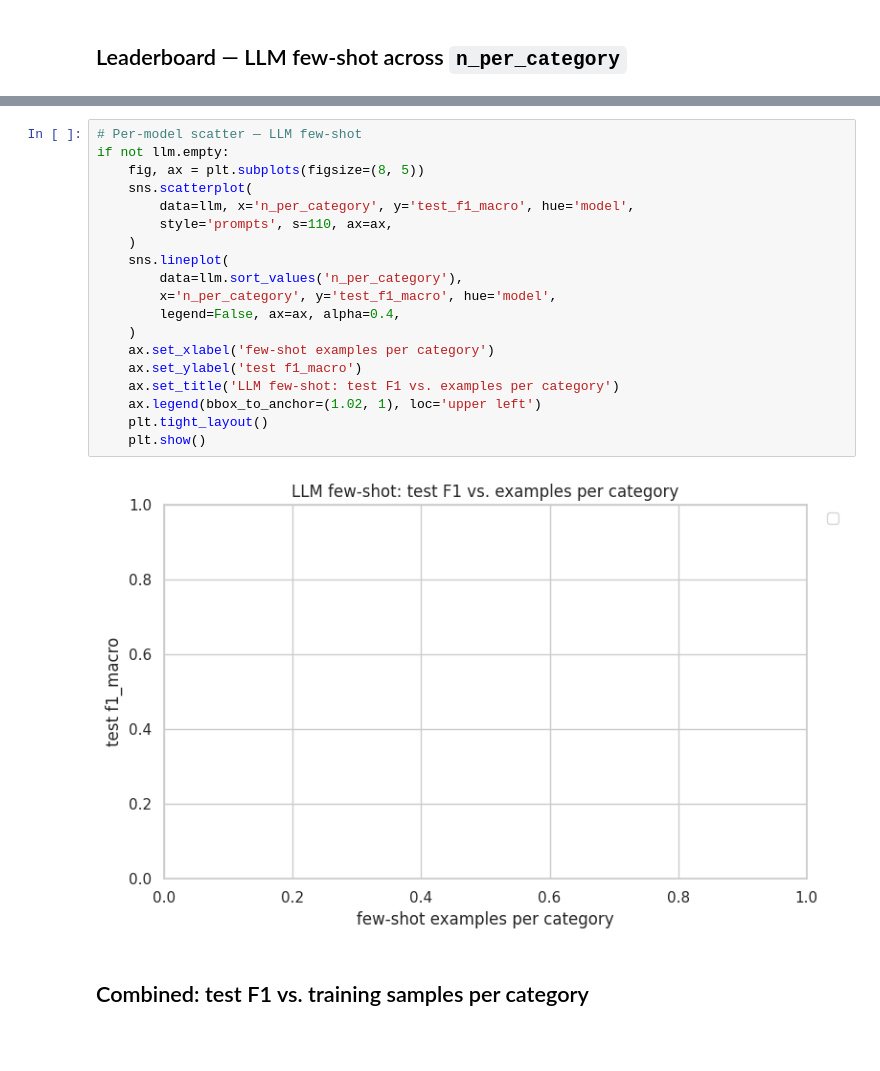
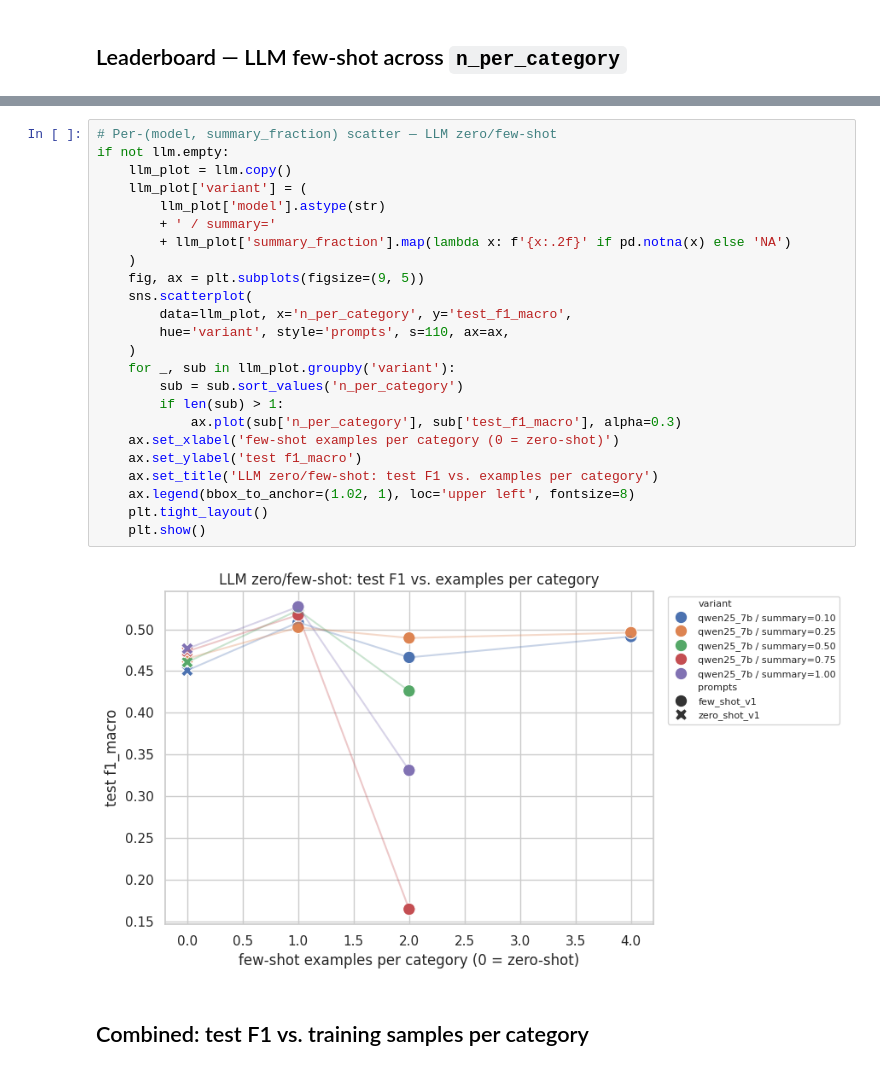
Before and after one commit to stefanpate/paper2data, a Jupyter notebook: notebooks/data_efficiency.ipynb, the cells around one changed output, grey strips where cells are left out. Cells and saved outputs as stored; diff of their text form; blank space fills up the shorter version.

Commit message:
Added prompt info to zero shot configs to distinguish from few shot and did initial analysis on data efficiency in 20NG classification task

```diff
--- a/notebooks/data_efficiency.ipynb
+++ b/notebooks/data_efficiency.ipynb
@@ -186,24 +220,29 @@ llm_board.style.background_gradient(
 # %%
-# Per-model scatter — LLM few-shot
+# Per-(model, summary_fraction) scatter — LLM zero/few-shot
 if not llm.empty:
-    fig, ax = plt.subplots(figsize=(8, 5))
+    llm_plot = llm.copy()
+    llm_plot['variant'] = (
+        llm_plot['model'].astype(str)
+        + ' / summary='
+        + llm_plot['summary_fraction'].map(lambda x: f'{x:.2f}' if pd.notna(x) else 'NA')
+    )
+    fig, ax = plt.subplots(figsize=(9, 5))
     sns.scatterplot(
-        data=llm, x='n_per_category', y='test_f1_macro', hue='model',
-        style='prompts', s=110, ax=ax,
+        data=llm_plot, x='n_per_category', y='test_f1_macro',
+        hue='variant', style='prompts', s=110, ax=ax,
     )
-    sns.lineplot(
-        data=llm.sort_values('n_per_category'),
-        x='n_per_category', y='test_f1_macro', hue='model',
-        legend=False, ax=ax, alpha=0.4,
-    )
-    ax.set_xlabel('few-shot examples per category')
+    for _, sub in llm_plot.groupby('variant'):
+        sub = sub.sort_values('n_per_category')
+        if len(sub) > 1:
+            ax.plot(sub['n_per_category'], sub['test_f1_macro'], alpha=0.3)
+    ax.set_xlabel('few-shot examples per category (0 = zero-shot)')
     ax.set_ylabel('test f1_macro')
-    ax.set_title('LLM few-shot: test F1 vs. examples per category')
-    ax.legend(bbox_to_anchor=(1.02, 1), loc='upper left')
+    ax.set_title('LLM zero/few-shot: test F1 vs. examples per category')
+    ax.legend(bbox_to_anchor=(1.02, 1), loc='upper left', fontsize=8)
     plt.tight_layout()
     plt.show()
 # %% [output]
-[figure, old version]
+[figure, new version]
 # %% [markdown]
 ## Combined: test F1 vs. training samples per category
 # %%
```
Also changed, not shown: parts of 4 cells of this notebook, 40 other files.
